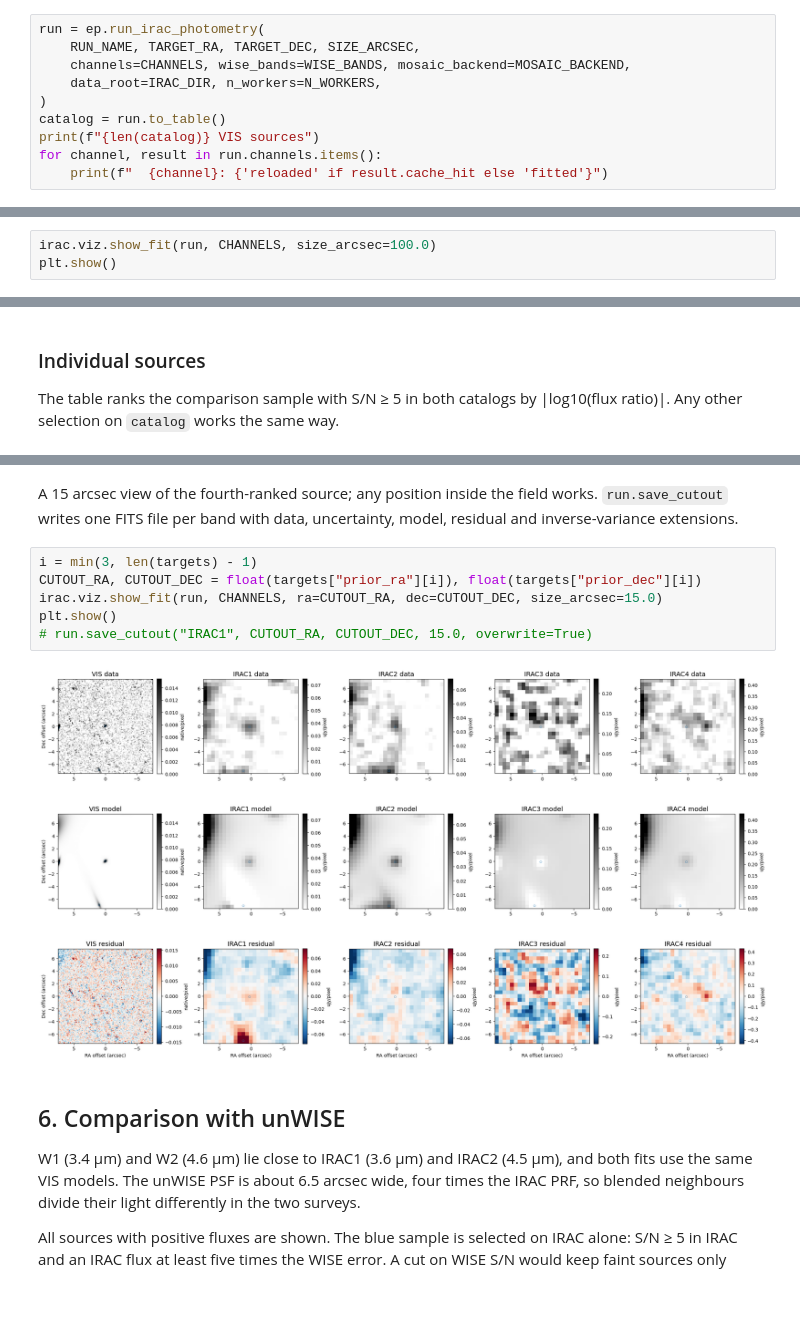
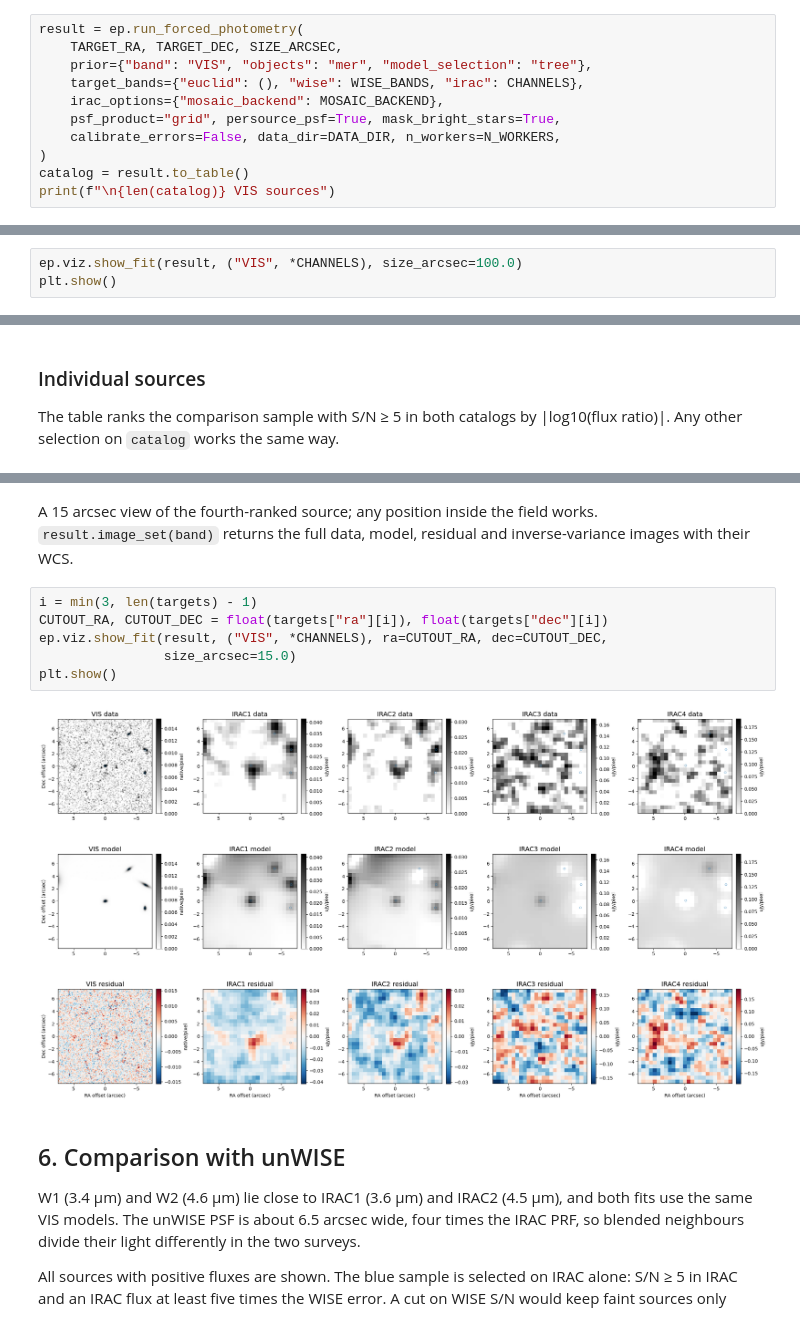
Before and after one commit to NimaChartab/euclid-forced-photometry, a Jupyter notebook: notebooks/04_irac_forced_photometry.ipynb, the cells around one changed output, grey strips where cells are left out. Cells and saved outputs as stored; diff of their text form; blank space fills up the shorter version.

```diff
--- a/notebooks/04_irac_forced_photometry.ipynb
+++ b/notebooks/04_irac_forced_photometry.ipynb
@@ -96,11 +92,12 @@ settings reloads the result; `force_refit=True` fits again.
 # %%
-run = ep.run_irac_photometry(
-    RUN_NAME, TARGET_RA, TARGET_DEC, SIZE_ARCSEC,
-    channels=CHANNELS, wise_bands=WISE_BANDS, mosaic_backend=MOSAIC_BACKEND,
-    data_root=IRAC_DIR, n_workers=N_WORKERS,
+result = ep.run_forced_photometry(
+    TARGET_RA, TARGET_DEC, SIZE_ARCSEC,
+    prior={"band": "VIS", "objects": "mer", "model_selection": "tree"},
+    target_bands={"euclid": (), "wise": WISE_BANDS, "irac": CHANNELS},
+    irac_options={"mosaic_backend": MOSAIC_BACKEND},
+    psf_product="grid", persource_psf=True, mask_bright_stars=True,
+    calibrate_errors=False, data_dir=DATA_DIR, n_workers=N_WORKERS,
 )
-catalog = run.to_table()
-print(f"{len(catalog)} VIS sources")
-for channel, result in run.channels.items():
-    print(f"  {channel}: {'reloaded' if result.cache_hit else 'fitted'}")
+catalog = result.to_table()
+print(f"\n{len(catalog)} VIS sources")
 # %% [output]
@@ -122,7 +128,7 @@ IRAC4: reloaded from cache
 The central 100 arcsec. Data and model share one brightness scale per band,
 and the residual uses the same scale. Circles mark the VIS sources.
 # %%
-irac.viz.show_fit(run, CHANNELS, size_arcsec=100.0)
+ep.viz.show_fit(result, ("VIS", *CHANNELS), size_arcsec=100.0)
 plt.show()
 # %% [output]
 [figure]
@@ -198,15 +204,15 @@ Table length=10
 # %% [markdown]
 A 15 arcsec view of the fourth-ranked source; any position inside the
-field works. `run.save_cutout` writes one FITS file per band with data,
-uncertainty, model, residual and inverse-variance extensions.
+field works. `result.image_set(band)` returns the full data, model,
+residual and inverse-variance images with their WCS.
 # %%
 i = min(3, len(targets) - 1)
-CUTOUT_RA, CUTOUT_DEC = float(targets["prior_ra"][i]), float(targets["prior_dec"][i])
-irac.viz.show_fit(run, CHANNELS, ra=CUTOUT_RA, dec=CUTOUT_DEC, size_arcsec=15.0)
+CUTOUT_RA, CUTOUT_DEC = float(targets["ra"][i]), float(targets["dec"][i])
+ep.viz.show_fit(result, ("VIS", *CHANNELS), ra=CUTOUT_RA, dec=CUTOUT_DEC,
+                size_arcsec=15.0)
 plt.show()
-# run.save_cutout("IRAC1", CUTOUT_RA, CUTOUT_DEC, 15.0, overwrite=True)
 # %% [output]
-[figure, old version]
+[figure, new version]
 # %% [markdown]
 ## 6. Comparison with unWISE
 
```
Also changed, not shown: parts of 10 cells of this notebook, 23 other files.
